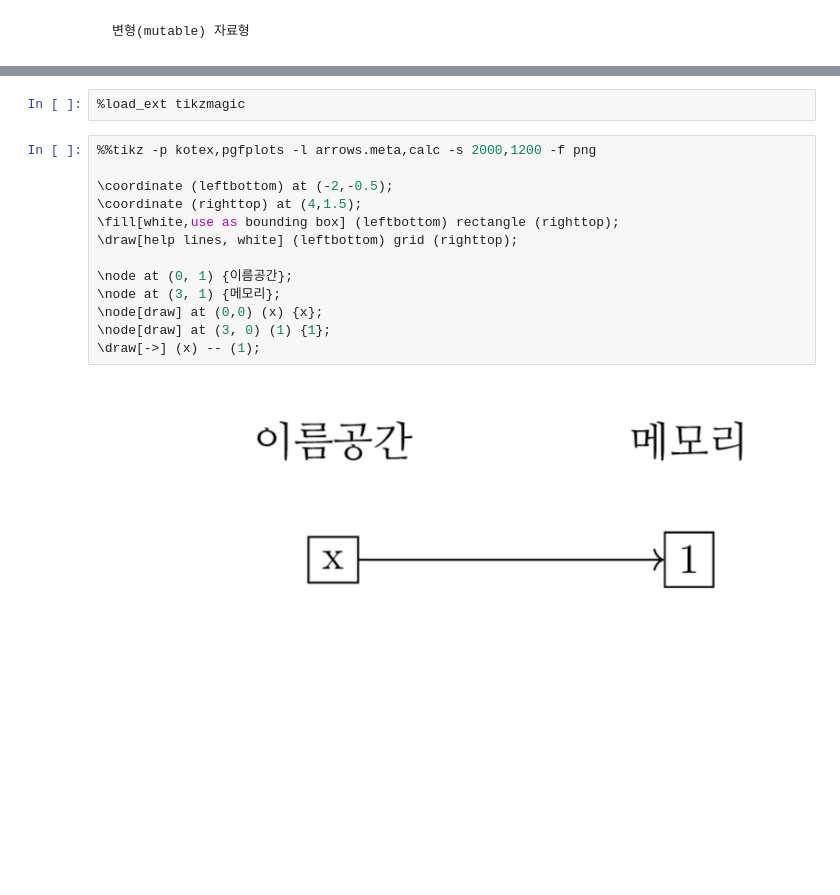
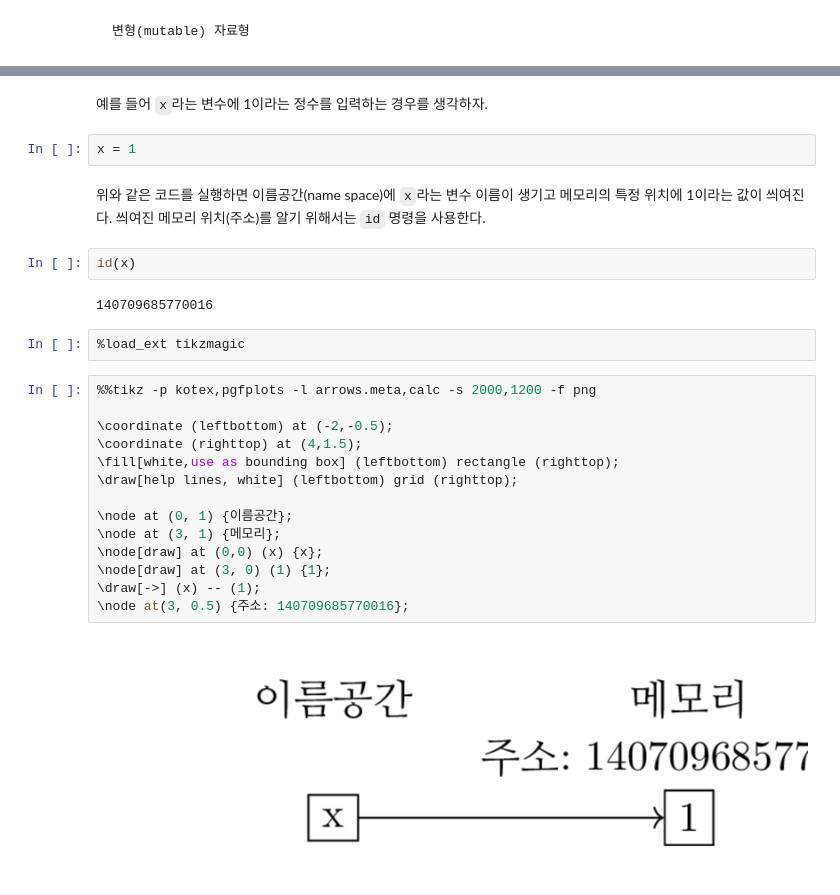
Before and after one commit to datascienceschool/book, a Jupyter notebook: _sources/01 python/02.14 파이썬의 자료형.ipynb, the cells around one changed output, grey strips where cells are left out. Saved outputs shown, nothing was run; the diff lists cells and outputs as text; blank space fills up the shorter version.

```diff
--- a/_sources/01 python/02.14 파이썬의 자료형.ipynb
+++ b/_sources/01 python/02.14 파이썬의 자료형.ipynb
@@ -158,17 +158,29 @@ __main__.C
+# %% [markdown]
+예를 들어 `x`라는 변수에 1이라는 정수를 입력하는 경우를 생각하자.
+# %%
+x = 1
+# %% [markdown]
+위와 같은 코드를 실행하면 이름공간(name space)에 `x`라는 변수 이름이 생기고 메모리의 특정 위치에 1이라는 값이 씌여진다.
+씌여진 메모리 위치(주소)를 알기 위해서는 `id` 명령을 사용한다.
+# %%
+id(x)
+# %% [output]
+140709685770016
 # %%
 %load_ext tikzmagic
 # %%
 %%tikz -p kotex,pgfplots -l arrows.meta,calc -s 2000,1200 -f png
 
 \coordinate (leftbottom) at (-2,-0.5);
 \coordinate (righttop) at (4,1.5);
 \fill[white,use as bounding box] (leftbottom) rectangle (righttop);
 \draw[help lines, white] (leftbottom) grid (righttop);
 
 \node at (0, 1) {이름공간};
 \node at (3, 1) {메모리};
 \node[draw] at (0,0) (x) {x};
 \node[draw] at (3, 0) (1) {1};
 \draw[->] (x) -- (1);
+\node at(3, 0.5) {주소: 140709685770016};
 # %% [output]
-[figure, old version]
+[figure, new version]
```
Also changed, not shown: parts of 2 cells of this notebook, 5 other files.
